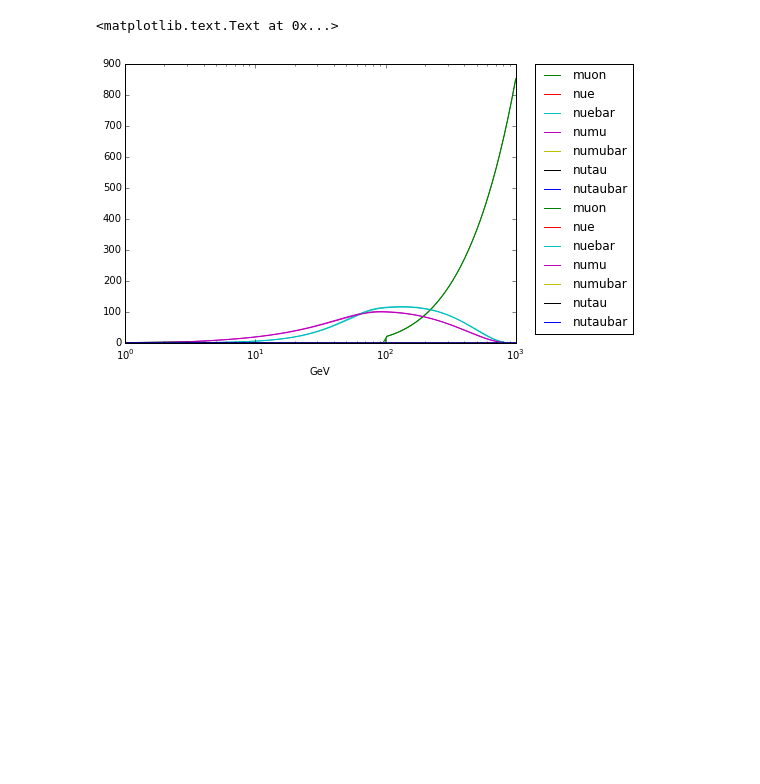
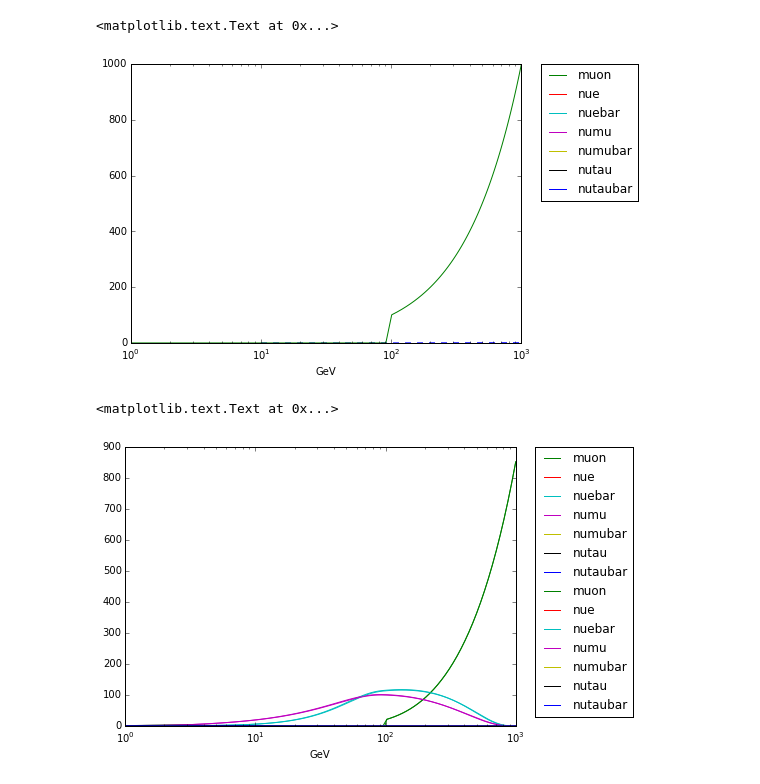
Before and after one commit to arguelles/muSQuIDS, a Jupyter notebook: notebooks/muSQuIDS_sanity_checks.ipynb, the cells around one changed output. Saved outputs shown, nothing was run; the diff lists cells and outputs as text; code cells hidden in the pictures; blank space fills up the shorter version.

```diff
--- a/notebooks/muSQuIDS_sanity_checks.ipynb
+++ b/notebooks/muSQuIDS_sanity_checks.ipynb
@@ -7,3 +7,5 @@ import scipy.interpolate as interpolate
 # %%
 m1 = np.genfromtxt("./decay_guy_100.dat")
 m2 = np.genfromtxt("./decay_guy_200.dat")
+ms = np.genfromtxt("./decay_guy_w_energy_loss.dat")
+ml = np.genfromtxt("./decay_guy_linscale.dat")
@@ -10,3 +23,30 @@ m2 = np.genfromtxt("./decay_guy_200.dat")
+# %%
+plt.figure(figsize=(7,5))
+
+Es=np.logspace(4,6,50)
+Surv=np.exp(-1000000/(2.2e-6*(Es/105.)*3e8))
+plt.plot(Es*1e-3,Surv, ls = "dashed")
+
+m = ml
+
+plt.plot(m[:,0],m[:,1]*m[:,0], label = "muon")
+
+plt.plot(m[:,0],m[:,3]*m[:,0], label = "nue")
+plt.plot(m[:,0],m[:,4]*m[:,0], label = "nuebar")
+
+plt.plot(m[:,0],m[:,5]*m[:,0], label = "numu")
+plt.plot(m[:,0],m[:,6]*m[:,0], label = "numubar")
+
+plt.plot(m[:,0],m[:,7]*m[:,0], label = "nutau")
+plt.plot(m[:,0],m[:,8]*m[:,0], label = "nutaubar")
+
+plt.legend(bbox_to_anchor=(1.05, 1), loc=2, borderaxespad=0.)
+#plt.ylim(0,200)
+plt.semilogx()
+plt.xlabel("GeV")
+# %% [output]
+<matplotlib.text.Text at 0x...>
+[figure, added]
 # %%
 plt.figure(figsize=(7,5))
 
```
Also changed, not shown: parts of 10 cells of this notebook, 2 other files.
